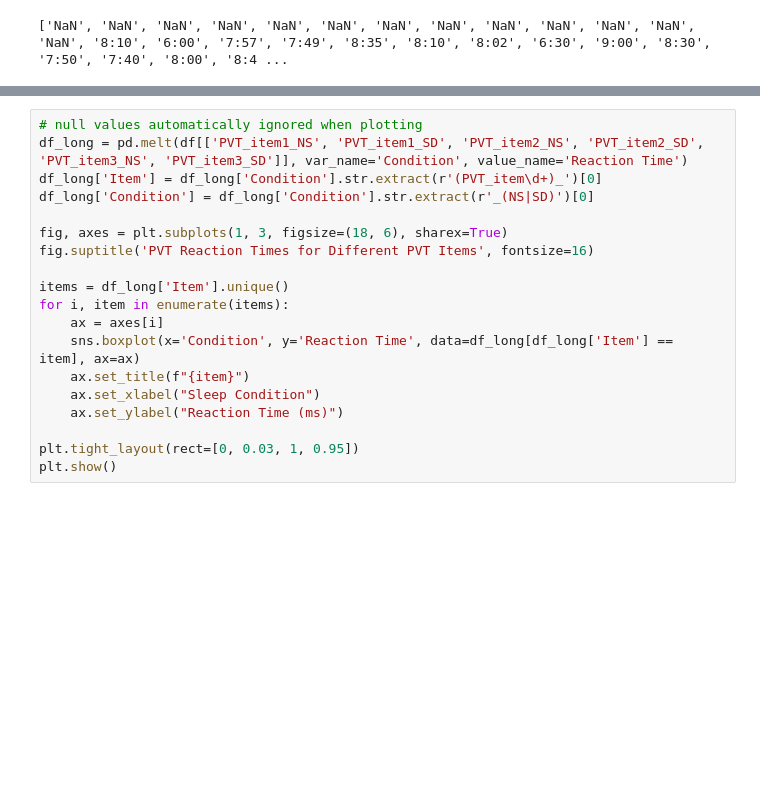
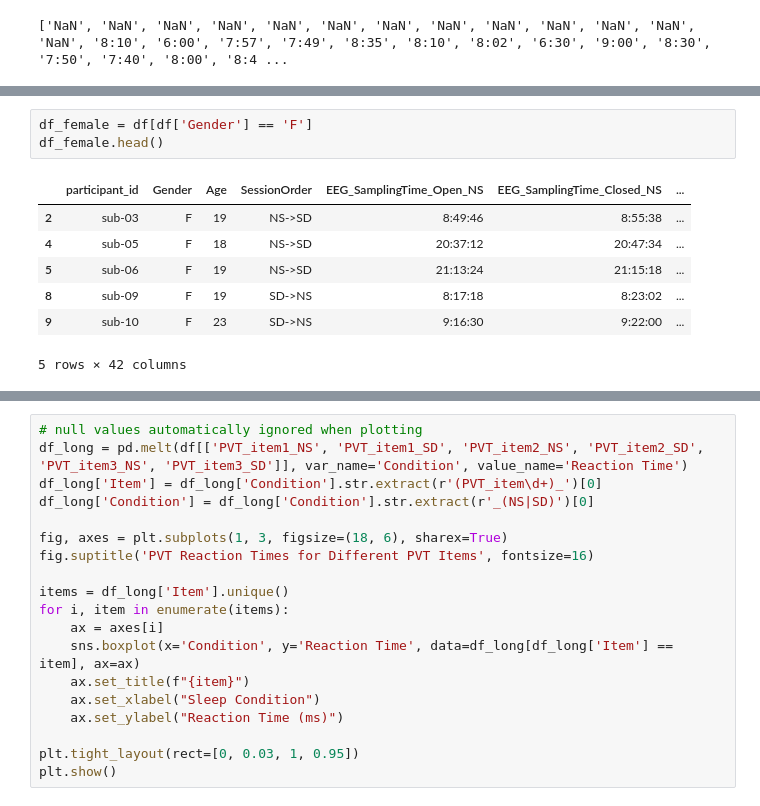
Before and after one commit to yangwestyyy21/sleepdeprivation_COGS138, a Jupyter notebook: sleepdeprivation_COGS138/EDA.ipynb, the cells around one changed output, grey strips where cells are left out. Saved outputs shown, nothing was run; the diff lists cells and outputs as text; blank space fills up the shorter version.

```diff
--- a/sleepdeprivation_COGS138/EDA.ipynb
+++ b/sleepdeprivation_COGS138/EDA.ipynb
@@ -120,0 +135,11 @@ print(timedif)
+# %%
+df_female = df[df['Gender'] == 'F']
+df_female.head()
+# %% [output]
+|  | participant_id | Gender | Age | SessionOrder | EEG_SamplingTime_Open_NS | EEG_SamplingTime_Closed_NS | ... |
+| 2 | sub-03 | F | 19 | NS->SD | 8:49:46 | 8:55:38 | ... |
+| 4 | sub-05 | F | 18 | NS->SD | 20:37:12 | 20:47:34 | ... |
+| 5 | sub-06 | F | 19 | NS->SD | 21:13:24 | 21:15:18 | ... |
+| 8 | sub-09 | F | 19 | SD->NS | 8:17:18 | 8:23:02 | ... |
+| 9 | sub-10 | F | 23 | SD->NS | 9:16:30 | 9:22:00 | ... |
+5 rows × 42 columns
```
Also changed, not shown: parts of 5 cells of this notebook.
